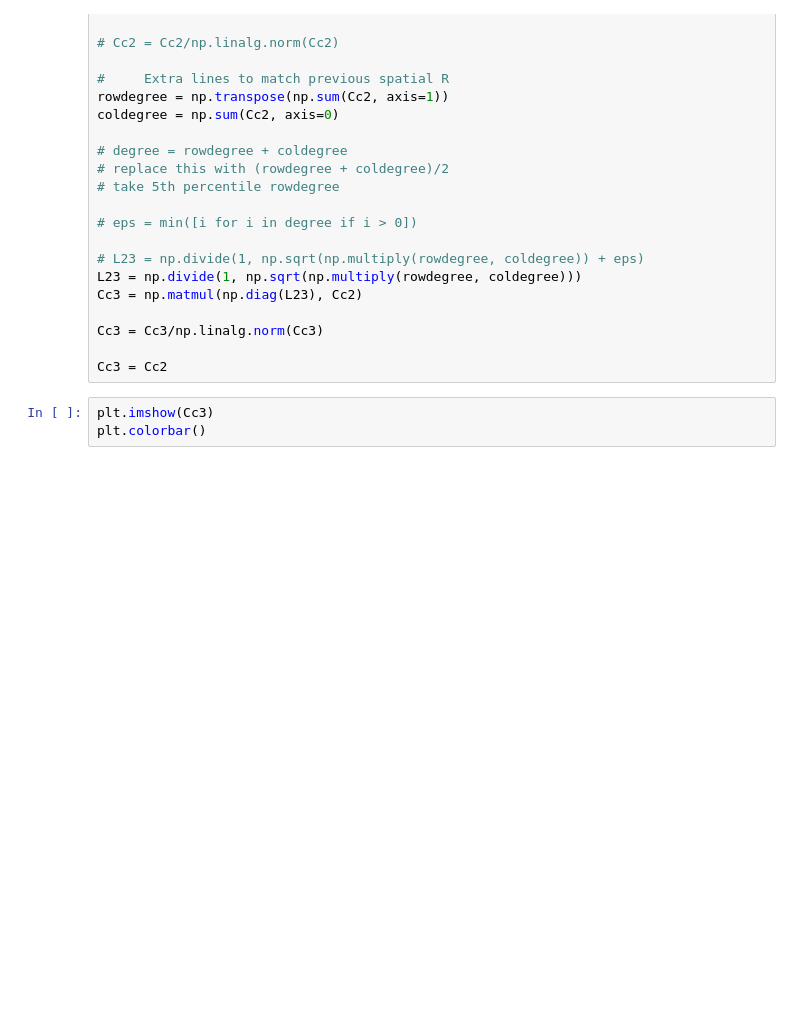
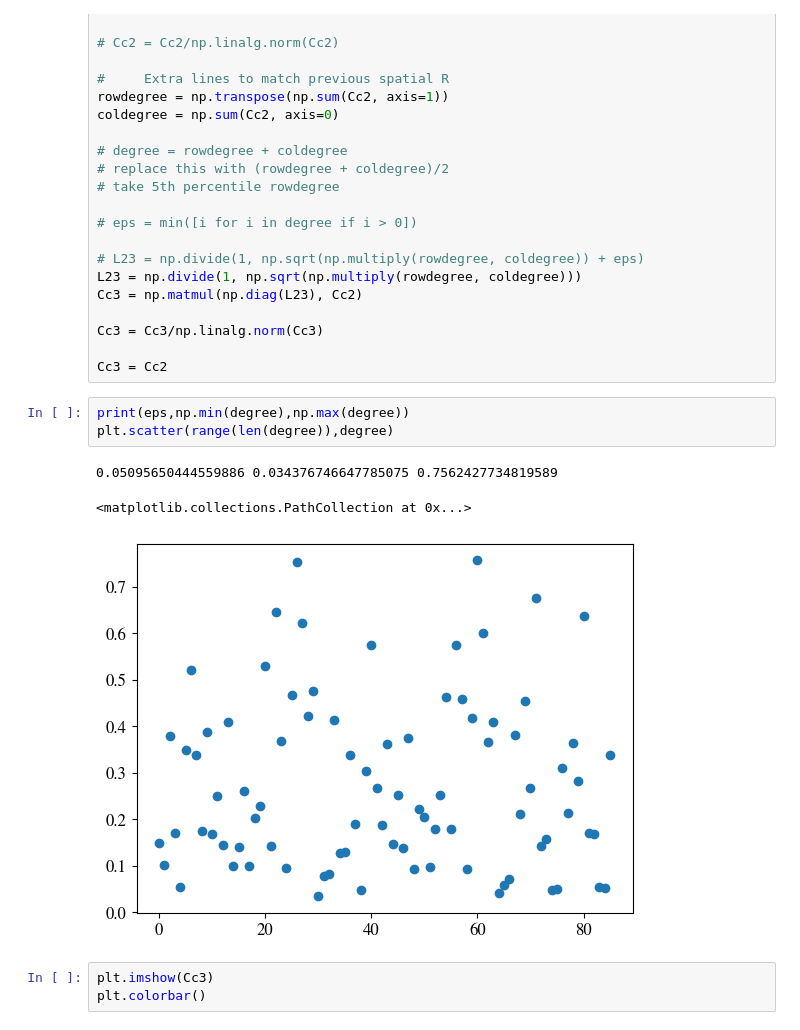
Before and after one commit to parulv1/sgm-alpha, a Jupyter notebook: spectrome/notebooks/Untitled.ipynb, the cells around one changed output. Cells and saved outputs as stored; diff of their text form; blank space fills up the shorter version.

```diff
--- a/spectrome/notebooks/Untitled.ipynb
+++ b/spectrome/notebooks/Untitled.ipynb
@@ -84,6 +84,13 @@ Cc3 = np.matmul(np.diag(L23), Cc2)
 Cc3 = Cc3/np.linalg.norm(Cc3)
 
 Cc3 = Cc2
+# %%
+print(eps,np.min(degree),np.max(degree))
+plt.scatter(range(len(degree)),degree)
+# %% [output]
+0.05095650444559886 0.034376746647785075 0.7562427734819589
+<matplotlib.collections.PathCollection at 0x...>
+[figure, added]
 # %%
 plt.imshow(Cc3)
 plt.colorbar()
```
Also changed, not shown: 5 other files.
